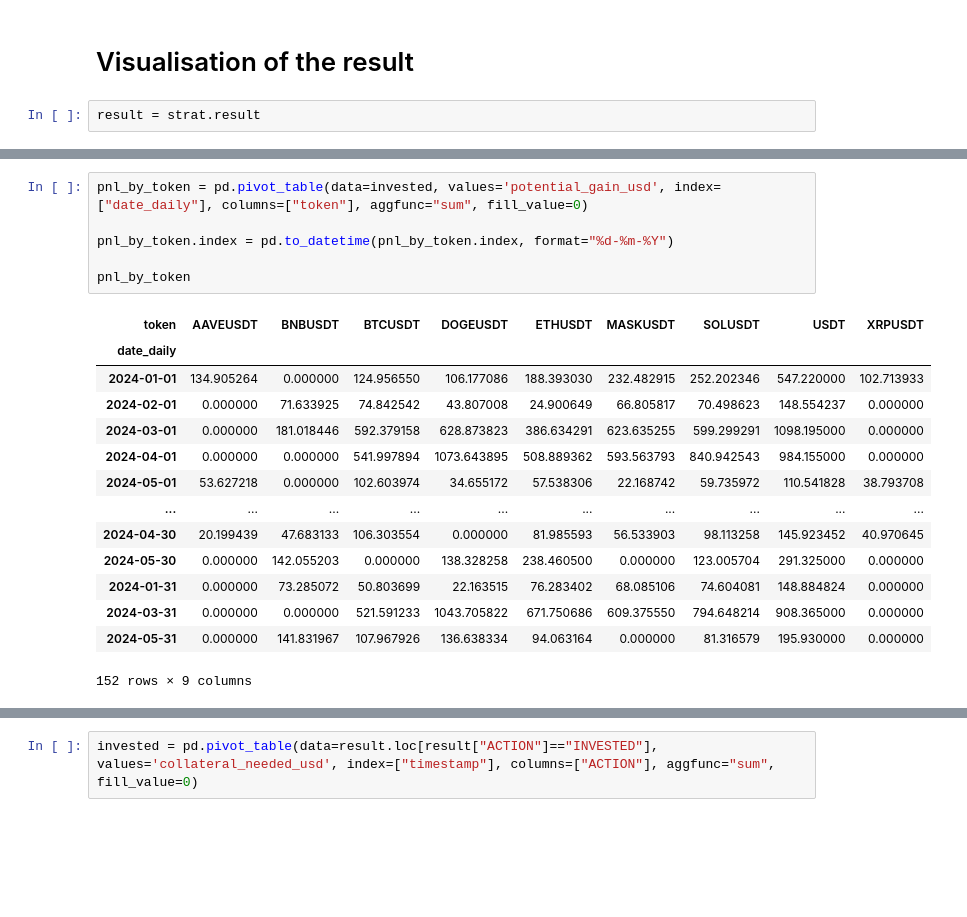
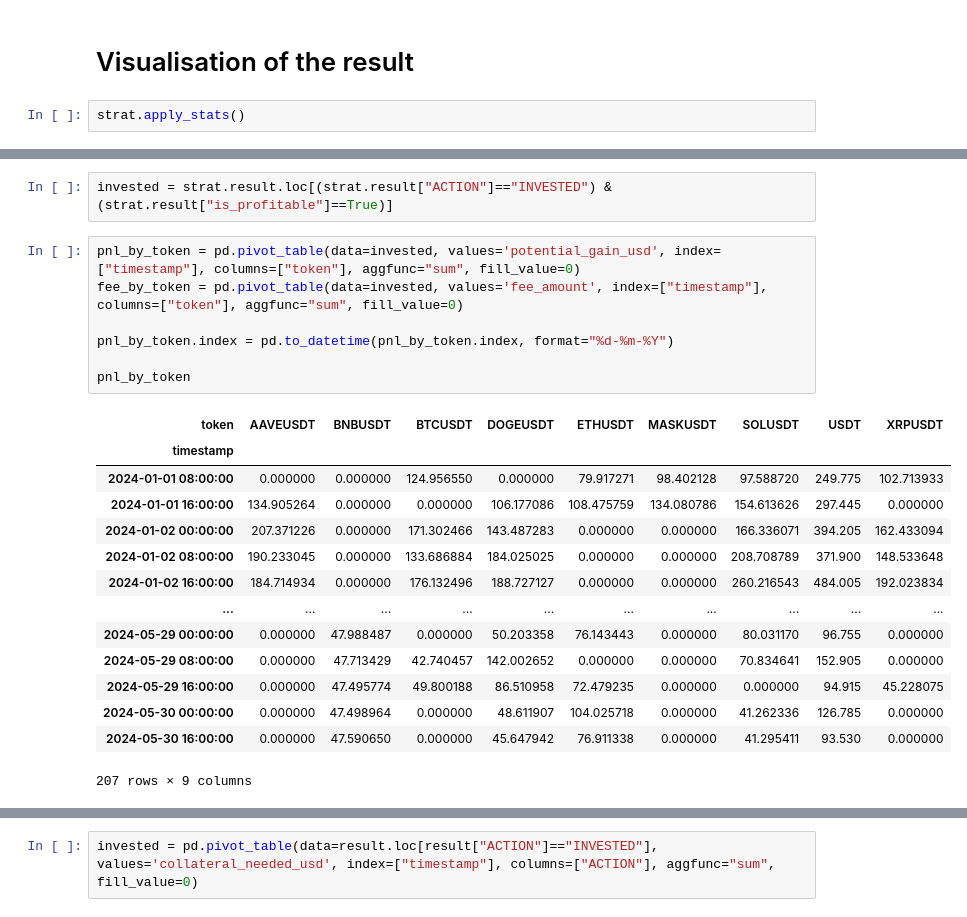
Before and after one commit to spartan38/challenge, a Jupyter notebook: analysis.ipynb, the cells around one changed output, grey strips where cells are left out. Saved outputs shown, nothing was run; the diff lists cells and outputs as text; blank space fills up the shorter version.

```diff
--- a/analysis.ipynb
+++ b/analysis.ipynb
@@ -43,4 +43,4 @@ strat.apply()
 # %% [markdown]
 <h1>Visualisation of the result</h1>
 # %%
-result = strat.result
+strat.apply_stats()
@@ -81,24 +63,27 @@ Invested ($) : 2500000.00
+# %%
+invested = strat.result.loc[(strat.result["ACTION"]=="INVESTED") & (strat.result["is_profitable"]==True)]
 # %%
-pnl_by_token = pd.pivot_table(data=invested, values='potential_gain_usd', index=["date_daily"], columns=["token"], aggfunc="sum", fill_value=0)
+pnl_by_token = pd.pivot_table(data=invested, values='potential_gain_usd', index=["timestamp"], columns=["token"], aggfunc="sum", fill_value=0)
+fee_by_token = pd.pivot_table(data=invested, values='fee_amount', index=["timestamp"], columns=["token"], aggfunc="sum", fill_value=0)
 
 pnl_by_token.index = pd.to_datetime(pnl_by_token.index, format="%d-%m-%Y")
 
 pnl_by_token
 # %% [output]
 | token | AAVEUSDT | BNBUSDT | BTCUSDT | DOGEUSDT | ETHUSDT | MASKUSDT | SOLUSDT | USDT | XRPUSDT |
-| date_daily |  |  |  |  |  |  |  |  |  |
-| 2024-01-01 | 134.905264 | 0.000000 | 124.956550 | 106.177086 | 188.393030 | 232.482915 | 252.202346 | 547.220000 | 102.713933 |
-| 2024-02-01 | 0.000000 | 71.633925 | 74.842542 | 43.807008 | 24.900649 | 66.805817 | 70.498623 | 148.554237 | 0.000000 |
-| 2024-03-01 | 0.000000 | 181.018446 | 592.379158 | 628.873823 | 386.634291 | 623.635255 | 599.299291 | 1098.195000 | 0.000000 |
-| 2024-04-01 | 0.000000 | 0.000000 | 541.997894 | 1073.643895 | 508.889362 | 593.563793 | 840.942543 | 984.155000 | 0.000000 |
-| 2024-05-01 | 53.627218 | 0.000000 | 102.603974 | 34.655172 | 57.538306 | 22.168742 | 59.735972 | 110.541828 | 38.793708 |
+| timestamp |  |  |  |  |  |  |  |  |  |
+| 2024-01-01 08:00:00 | 0.000000 | 0.000000 | 124.956550 | 0.000000 | 79.917271 | 98.402128 | 97.588720 | 249.775 | 102.713933 |
+| 2024-01-01 16:00:00 | 134.905264 | 0.000000 | 0.000000 | 106.177086 | 108.475759 | 134.080786 | 154.613626 | 297.445 | 0.000000 |
+| 2024-01-02 00:00:00 | 207.371226 | 0.000000 | 171.302466 | 143.487283 | 0.000000 | 0.000000 | 166.336071 | 394.205 | 162.433094 |
+| 2024-01-02 08:00:00 | 190.233045 | 0.000000 | 133.686884 | 184.025025 | 0.000000 | 0.000000 | 208.708789 | 371.900 | 148.533648 |
+| 2024-01-02 16:00:00 | 184.714934 | 0.000000 | 176.132496 | 188.727127 | 0.000000 | 0.000000 | 260.216543 | 484.005 | 192.023834 |
 | ... | ... | ... | ... | ... | ... | ... | ... | ... | ... |
-| 2024-04-30 | 20.199439 | 47.683133 | 106.303554 | 0.000000 | 81.985593 | 56.533903 | 98.113258 | 145.923452 | 40.970645 |
-| 2024-05-30 | 0.000000 | 142.055203 | 0.000000 | 138.328258 | 238.460500 | 0.000000 | 123.005704 | 291.325000 | 0.000000 |
-| 2024-01-31 | 0.000000 | 73.285072 | 50.803699 | 22.163515 | 76.283402 | 68.085106 | 74.604081 | 148.884824 | 0.000000 |
-| 2024-03-31 | 0.000000 | 0.000000 | 521.591233 | 1043.705822 | 671.750686 | 609.375550 | 794.648214 | 908.365000 | 0.000000 |
-| 2024-05-31 | 0.000000 | 141.831967 | 107.967926 | 136.638334 | 94.063164 | 0.000000 | 81.316579 | 195.930000 | 0.000000 |
+| 2024-05-29 00:00:00 | 0.000000 | 47.988487 | 0.000000 | 50.203358 | 76.143443 | 0.000000 | 80.031170 | 96.755 | 0.000000 |
+| 2024-05-29 08:00:00 | 0.000000 | 47.713429 | 42.740457 | 142.002652 | 0.000000 | 0.000000 | 70.834641 | 152.905 | 0.000000 |
+| 2024-05-29 16:00:00 | 0.000000 | 47.495774 | 49.800188 | 86.510958 | 72.479235 | 0.000000 | 0.000000 | 94.915 | 45.228075 |
+| 2024-05-30 00:00:00 | 0.000000 | 47.498964 | 0.000000 | 48.611907 | 104.025718 | 0.000000 | 41.262336 | 126.785 | 0.000000 |
+| 2024-05-30 16:00:00 | 0.000000 | 47.590650 | 0.000000 | 45.647942 | 76.911338 | 0.000000 | 41.295411 | 93.530 | 0.000000 |
-152 rows × 9 columns
+207 rows × 9 columns
 # %%
 plt.figure(figsize=(20, 5))
 for col in pnl_by_token.columns.tolist():
```
Also changed, not shown: parts of 17 cells of this notebook, 6 other files.
